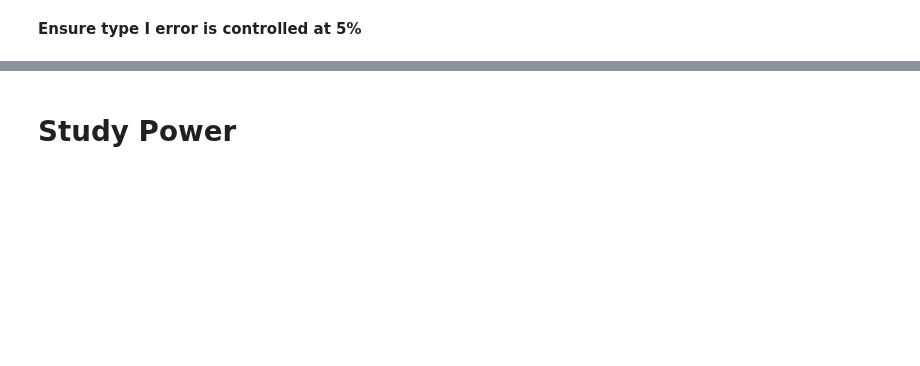
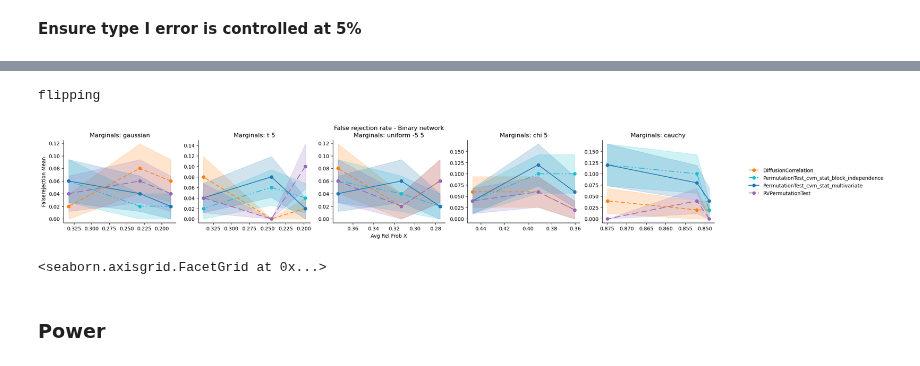
Before and after one commit to lorenzo-costa/testing-network-independence, a Jupyter notebook: results/visualise_results.ipynb, the cells around one changed output, grey strips where cells are left out. Cells and saved outputs as stored; diff of their text form; code cells hidden in the pictures; blank space fills up the shorter version.

```diff
--- a/results/visualise_results.ipynb
+++ b/results/visualise_results.ipynb
@@ -376,2 +209,22 @@ plot_grid(
+# %%
+temp = agg_null_bernoulli_frob.copy()
+
+plot_grid(
+    grouped_stats=temp,
+    plotting_function=plotting_function,
+    x_axis="avg_rel_frob_x",
+    y_axis="FalseRejection_mean",
+    factors=["method", "marginals",],
+    height=3,
+    se_bands="FalseRejection_sem",
+    share_x=False,
+    share_y=False,
+    title="False rejection rate - Binary network",
+    flip_x_axis=True,
+)
+# %% [output]
+flipping
+[figure, added]
+<seaborn.axisgrid.FacetGrid at 0x...>
 # %% [markdown]
-# Study Power
+### Power
```
Also changed, not shown: parts of 36 cells of this notebook, 6 other files.
